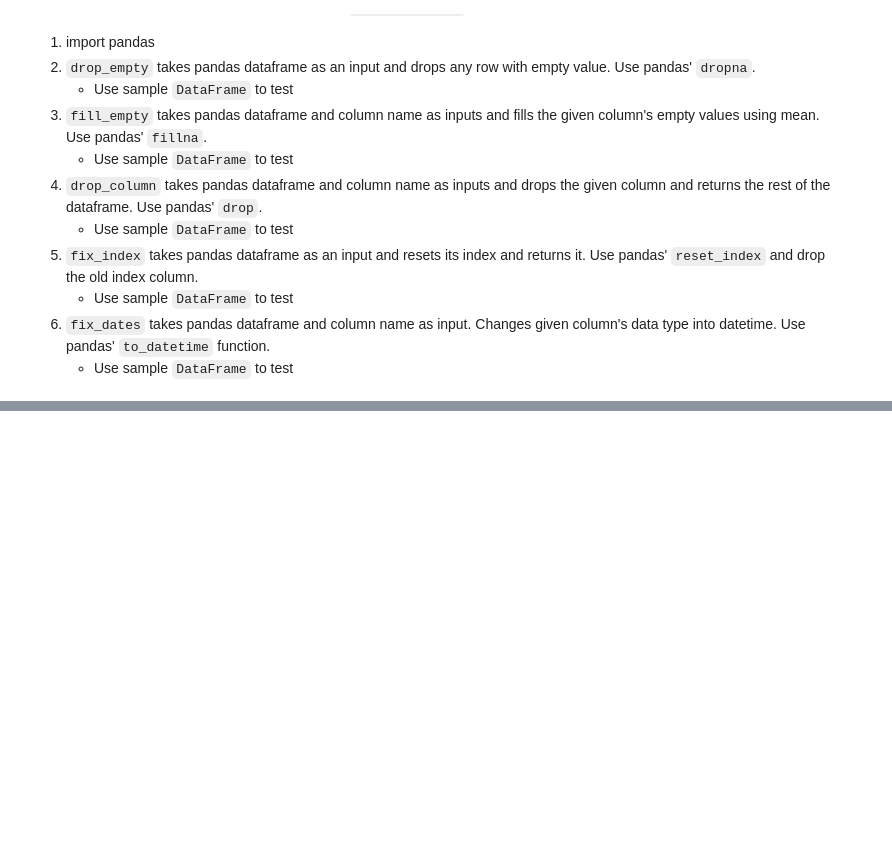
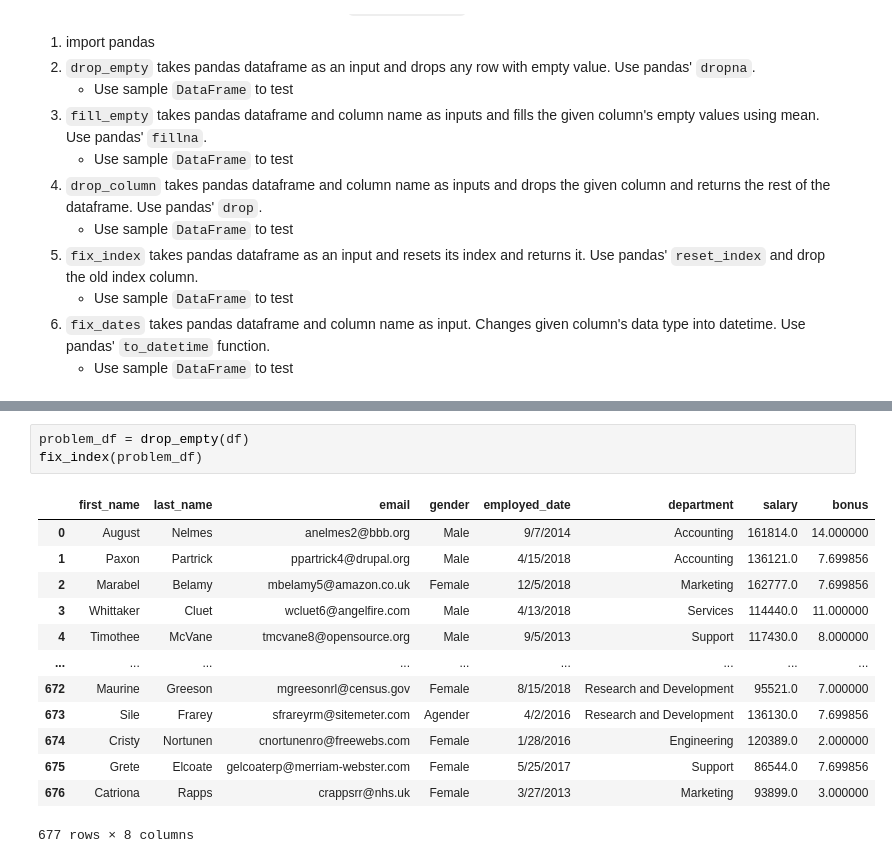
Before and after one commit to eurekajoy21/intermediate-python-fall2022, a Jupyter notebook: Practices/Week 04/Practice.ipynb, the cells around one changed output, grey strips where cells are left out. Cells and saved outputs as stored; diff of their text form; blank space fills up the shorter version.

```diff
--- a/Practices/Week 04/Practice.ipynb
+++ b/Practices/Week 04/Practice.ipynb
@@ -18,0 +56,17 @@
+# %%
+problem_df = drop_empty(df)
+fix_index(problem_df)
+# %% [output]
+|  | first_name | last_name | email | gender | employed_date | department | salary | bonus |
+| 0 | August | Nelmes | anelmes2@bbb.org | Male | 9/7/2014 | Accounting | 161814.0 | 14.000000 |
+| 1 | Paxon | Partrick | ppartrick4@drupal.org | Male | 4/15/2018 | Accounting | 136121.0 | 7.699856 |
+| 2 | Marabel | Belamy | mbelamy5@amazon.co.uk | Female | 12/5/2018 | Marketing | 162777.0 | 7.699856 |
+| 3 | Whittaker | Cluet | wcluet6@angelfire.com | Male | 4/13/2018 | Services | 114440.0 | 11.000000 |
+| 4 | Timothee | McVane | tmcvane8@opensource.org | Male | 9/5/2013 | Support | 117430.0 | 8.000000 |
+| ... | ... | ... | ... | ... | ... | ... | ... | ... |
+| 672 | Maurine | Greeson | mgreesonrl@census.gov | Female | 8/15/2018 | Research and Development | 95521.0 | 7.000000 |
+| 673 | Sile | Frarey | sfrareyrm@sitemeter.com | Agender | 4/2/2016 | Research and Development | 136130.0 | 7.699856 |
+| 674 | Cristy | Nortunen | cnortunenro@freewebs.com | Female | 1/28/2016 | Engineering | 120389.0 | 2.000000 |
+| 675 | Grete | Elcoate | gelcoaterp@merriam-webster.com | Female | 5/25/2017 | Support | 86544.0 | 7.699856 |
+| 676 | Catriona | Rapps | crappsrr@nhs.uk | Female | 3/27/2013 | Marketing | 93899.0 | 3.000000 |
+677 rows × 8 columns
```
Also changed, not shown: parts of 10 cells of this notebook, 1 other file.
